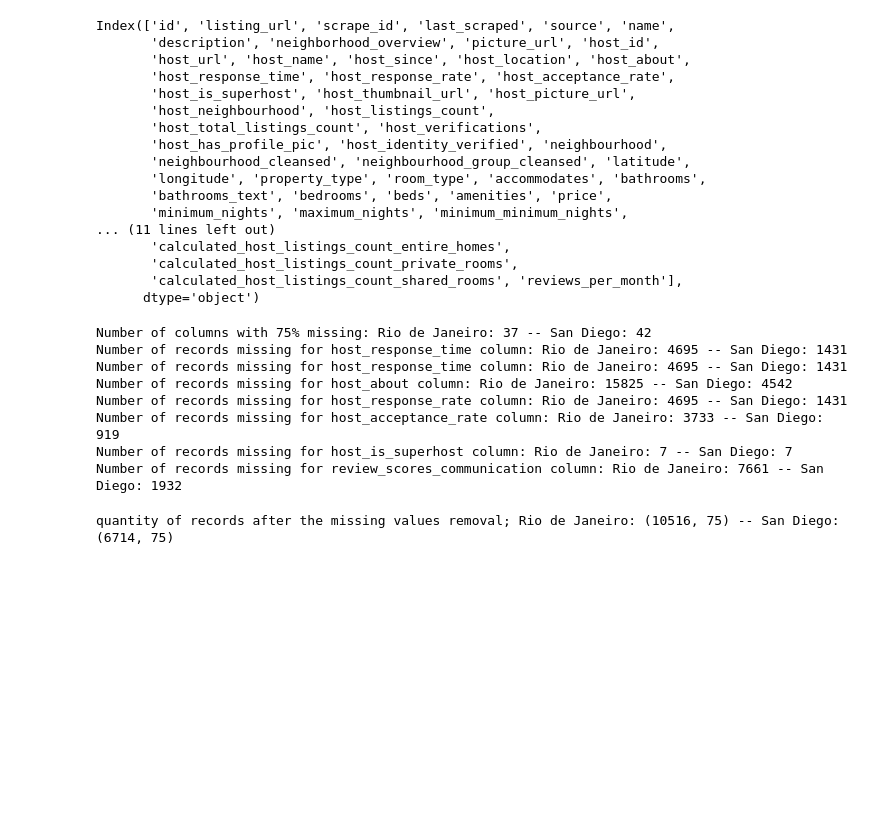
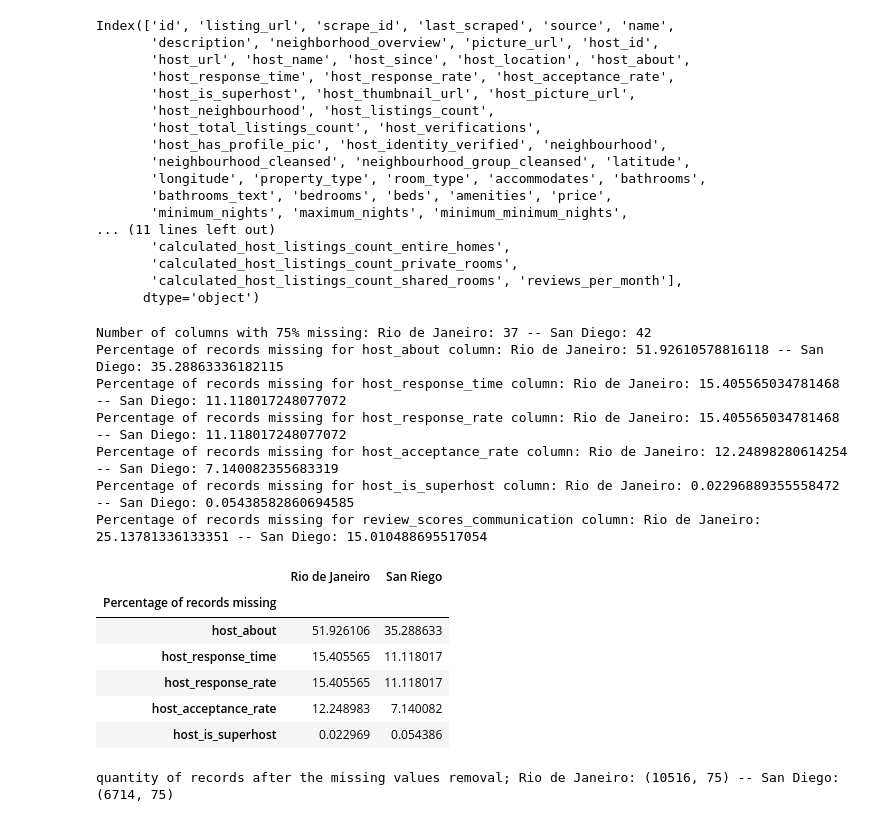
Before and after one commit to mulhermaonocodigo/data_science_introduction, a Jupyter notebook: airbnb_analysis.ipynb, the cells around one changed output. Drawn from its saved outputs; the diff is of its cells as text; code cells hidden in the pictures; blank space fills up the shorter version.

Commit message:
run all- tables

```diff
--- a/airbnb_analysis.ipynb
+++ b/airbnb_analysis.ipynb
@@ -50,6 +50,12 @@ def total_count(df, col1, col2, look_for,granularity=1.0):
     new_df.columns = [col1, col2]
     new_df.sort_values('count', ascending=False, inplace=True)
     return new_df
+
+def get_missing_numbers(column_name,df_rio,df_diego):
+    rio_val =(np.sum(df_rio[column_name].isnull()!=0)/df_rio.shape[0])*100
+    diego_val =(np.sum(df_diego[column_name].isnull()!=0)/df_diego.shape[0])*100
+    print("Percentage of records missing for "+ column_name+" column: Rio de Janeiro:",rio_val,"-- San Diego:",diego_val)
+    return [rio_val,diego_val]
 # %%
 '''
     Business Understanding
@@ -86,31 +92,41 @@ Index(['id', 'listing_url', 'scrape_id', 'last_scraped', 'source', 'name',
        'calculated_host_listings_count_private_rooms',
        'calculated_host_listings_count_shared_rooms', 'reviews_per_month'],
       dtype='object')
-# %%
-# explore missing values
-
-print("Number of columns with 75% missing: Rio de Janeiro:",np.sum(np.sum(df_rio.isnull()) > .75),"-- San Diego:",np.sum(np.sum(df_diego.isnull()) > .75))
-print("Number of records missing for host_response_time column: Rio de Janeiro:",np.sum(df_rio['host_response_time'].isnull()!=0),"-- San Diego:",np.sum(df_diego['host_response_time'].isnull()!=0))
-print("Number of records missing for host_response_time column: Rio de Janeiro:",np.sum(df_rio['host_response_time'].isnull()!=0),"-- San Diego:",np.sum(df_diego['host_response_time'].isnull()!=0))
-
-print("Number of records missing for host_about column: Rio de Janeiro:",np.sum(df_rio['host_about'].isnull()!=0),"-- San Diego:",np.sum(df_diego['host_about'].isnull()!=0))
-
-print("Number of records missing for host_response_rate column: Rio de Janeiro:",np.sum(df_rio['host_response_rate'].isnull()!=0),"-- San Diego:",np.sum(df_diego['host_response_rate'].isnull()!=0))
-
-print("Number of records missing for host_acceptance_rate column: Rio de Janeiro:",np.sum(df_rio['host_acceptance_rate'].isnull()!=0),"-- San Diego:",np.sum(df_diego['host_acceptance_rate'].isnull()!=0))
-
-print("Number of records missing for host_is_superhost column: Rio de Janeiro:",np.sum(df_rio['host_is_superhost'].isnull()!=0),"-- San Diego:",np.sum(df_diego['host_is_superhost'].isnull()!=0))
-
-print("Number of records missing for review_scores_communication column: Rio de Janeiro:",np.sum(df_rio['review_scores_communication'].isnull()!=0),"-- San Diego:",np.sum(df_diego['review_scores_communication'].isnull()!=0))
-# %% [output]
-Number of columns with 75% missing: Rio de Janeiro: 37 -- San Diego: 42
-Number of records missing for host_response_time column: Rio de Janeiro: 4695 -- San Diego: 1431
-Number of records missing for host_response_time column: Rio de Janeiro: 4695 -- San Diego: 1431
-Number of records missing for host_about column: Rio de Janeiro: 15825 -- San Diego: 4542
-Number of records missing for host_response_rate column: Rio de Janeiro: 4695 -- San Diego: 1431
-Number of records missing for host_acceptance_rate column: Rio de Janeiro: 3733 -- San Diego: 919
-Number of records missing for host_is_superhost column: Rio de Janeiro: 7 -- San Diego: 7
-Number of records missing for review_scores_communication column: Rio de Janeiro: 7661 -- San Diego: 1932
+# %%
+
+
+# explore missing values
+
+print("Number of columns with 75% missing: Rio de Janeiro:",np.sum(np.sum(df_rio.isnull()) > .75),"-- San Diego:",np.sum(np.sum(df_diego.isnull()) > .75))
+
+
+columns_name = [  'host_about',
+       'host_response_time', 'host_response_rate', 'host_acceptance_rate',
+       'host_is_superhost','review_scores_communication']
+value_nan=[]
+
+for col in columns_name:
+    value_nan.append( get_missing_numbers(col,df_rio,df_diego))
+
+df_missing_values=pd.DataFrame(value_nan,columns=['Rio de Janeiro','San Diego'])
+df_missing_values.index=columns_name
+df_missing_values.index.name = 'Percentage of records missing'
+df_missing_values.head()
+# %% [output]
+Number of columns with 75% missing: Rio de Janeiro: 37 -- San Diego: 42
+Percentage of records missing for host_about column: Rio de Janeiro: 51.92610578816118 -- San Diego: 35.28863336182115
+Percentage of records missing for host_response_time column: Rio de Janeiro: 15.405565034781468 -- San Diego: 11.118017248077072
+Percentage of records missing for host_response_rate column: Rio de Janeiro: 15.405565034781468 -- San Diego: 11.118017248077072
+Percentage of records missing for host_acceptance_rate column: Rio de Janeiro: 12.24898280614254 -- San Diego: 7.140082355683319
+Percentage of records missing for host_is_superhost column: Rio de Janeiro: 0.02296889355558472 -- San Diego: 0.05438582860694585
+Percentage of records missing for review_scores_communication column: Rio de Janeiro: 25.13781336133351 -- San Diego: 15.010488695517054
+|  | Rio de Janeiro | San Riego |
+| Percentage of records missing |  |  |
+| host_about | 51.926106 | 35.288633 |
+| host_response_time | 15.405565 | 11.118017 |
+| host_response_rate | 15.405565 | 11.118017 |
+| host_acceptance_rate | 12.248983 | 7.140082 |
+| host_is_superhost | 0.022969 | 0.054386 |
 # %%
 '''
     Prepare Data
```
